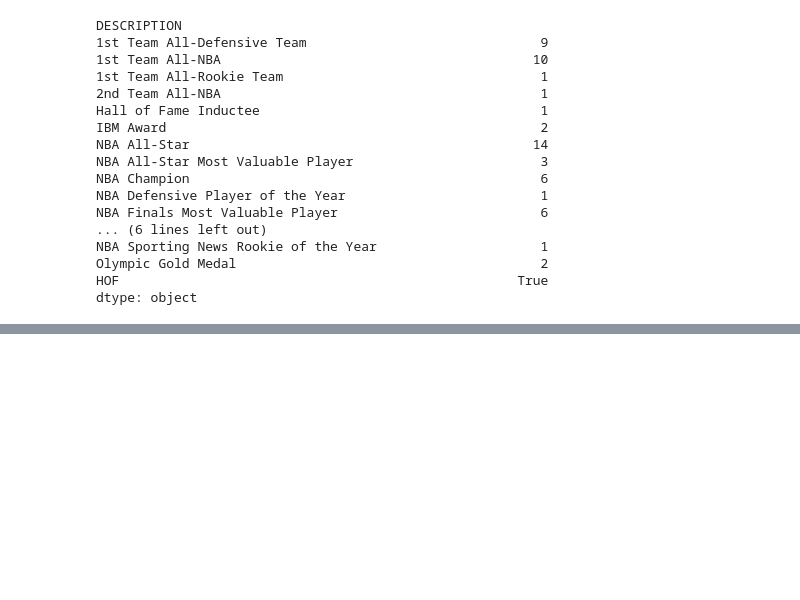
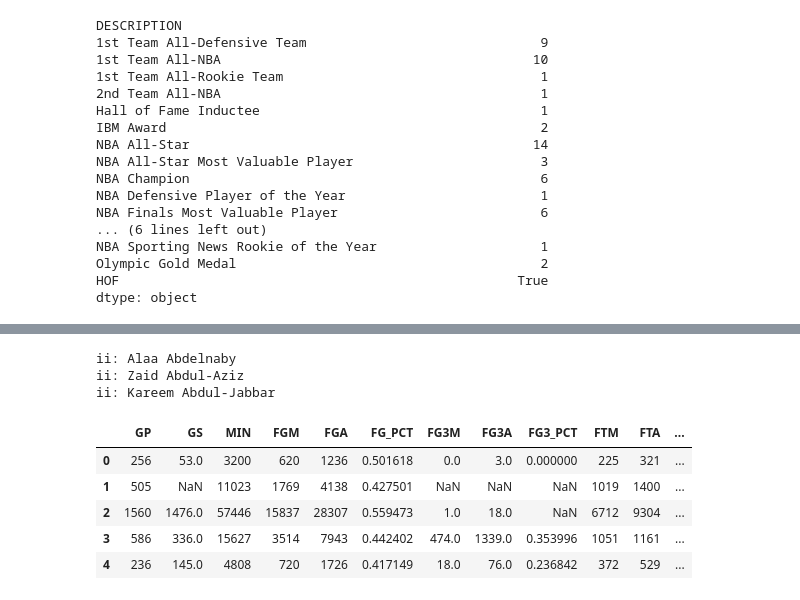
Before and after one commit to bharthun7/nba-hof-predictor, a Jupyter notebook: inactive-scraper.ipynb, the cells around one changed output, grey strips where cells are left out. Saved outputs shown, nothing was run; the diff lists cells and outputs as text; code cells hidden in the pictures; blank space fills up the shorter version.

Commit message:
Create check for determining if player is inactive but not yet HOF-eligible

```diff
--- a/inactive-scraper.ipynb
+++ b/inactive-scraper.ipynb
@@ -8,6 +9,7 @@ from nba_api.stats.endpoints import playerawards, playercareerstats
 # %%
 #get list of all inactive players; to be used for training/testing
 inactives=pd.DataFrame(players.get_inactive_players())
+inactive_ineligibles=[]
 inactives
 # %% [output]
 |  | id | full_name | first_name | last_name | is_active |
@@ -23,3 +25,9 @@ inactives
 | 4571 | 78650 | Matt Zunic | Matt | Zunic | False |
 | 4572 | 1628427 | Vlatko Čančar | Vlatko | Čančar | False |
 4573 rows × 5 columns
+# %%
+#determine current season for eligibility purposes
+season=date.today().year
+if date.today().month>6:
+    season+=1
+season
@@ -71,6 +81,9 @@ def get_career_stats(row):
     sleep(0.5)
     #holds the various dfs-season, career, reg season, playoffs
     totals=playercareerstats.PlayerCareerStats(row["id"]).get_data_frames()
+    if season-(int(totals[0].iloc[-1]["SEASON_ID"][-2:])+1)<=4:
+        inactive_ineligibles.append(row["full_name"])
+        print(f"ii: {row['full_name']}")
     sleep(0.5)
     avgs=playercareerstats.PlayerCareerStats(row["id"],per_mode36="PerGame").get_data_frames()
     #concatenate career regular season and average regular season
@@ -169,0 +208,12 @@ pd.concat([test_df,test_df.apply(get_career_stats,axis=1),test_df.apply(get_awar
+# %%
+test_df.apply(get_career_stats,axis=1)
+# %% [output]
+ii: Alaa Abdelnaby
+ii: Zaid Abdul-Aziz
+ii: Kareem Abdul-Jabbar
+|  | GP | GS | MIN | FGM | FGA | FG_PCT | FG3M | FG3A | FG3_PCT | FTM | FTA | ... |
+| 0 | 256 | 53.0 | 3200 | 620 | 1236 | 0.501618 | 0.0 | 3.0 | 0.000000 | 225 | 321 | ... |
+| 1 | 505 | NaN | 11023 | 1769 | 4138 | 0.427501 | NaN | NaN | NaN | 1019 | 1400 | ... |
+| 2 | 1560 | 1476.0 | 57446 | 15837 | 28307 | 0.559473 | 1.0 | 18.0 | NaN | 6712 | 9304 | ... |
+| 3 | 586 | 336.0 | 15627 | 3514 | 7943 | 0.442402 | 474.0 | 1339.0 | 0.353996 | 1051 | 1161 | ... |
+| 4 | 236 | 145.0 | 4808 | 720 | 1726 | 0.417149 | 18.0 | 76.0 | 0.236842 | 372 | 529 | ... |
```
Also changed, not shown: parts of 5 cells of this notebook.
